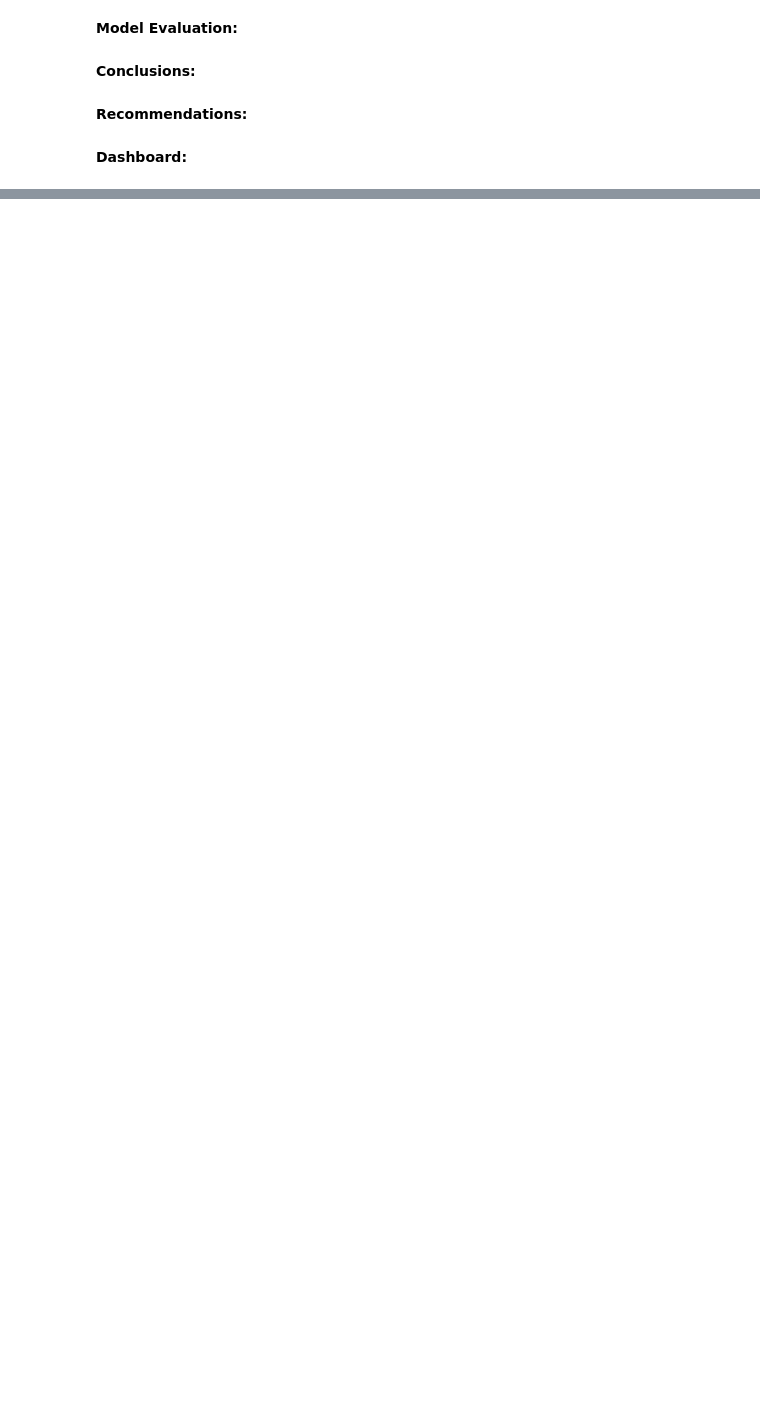
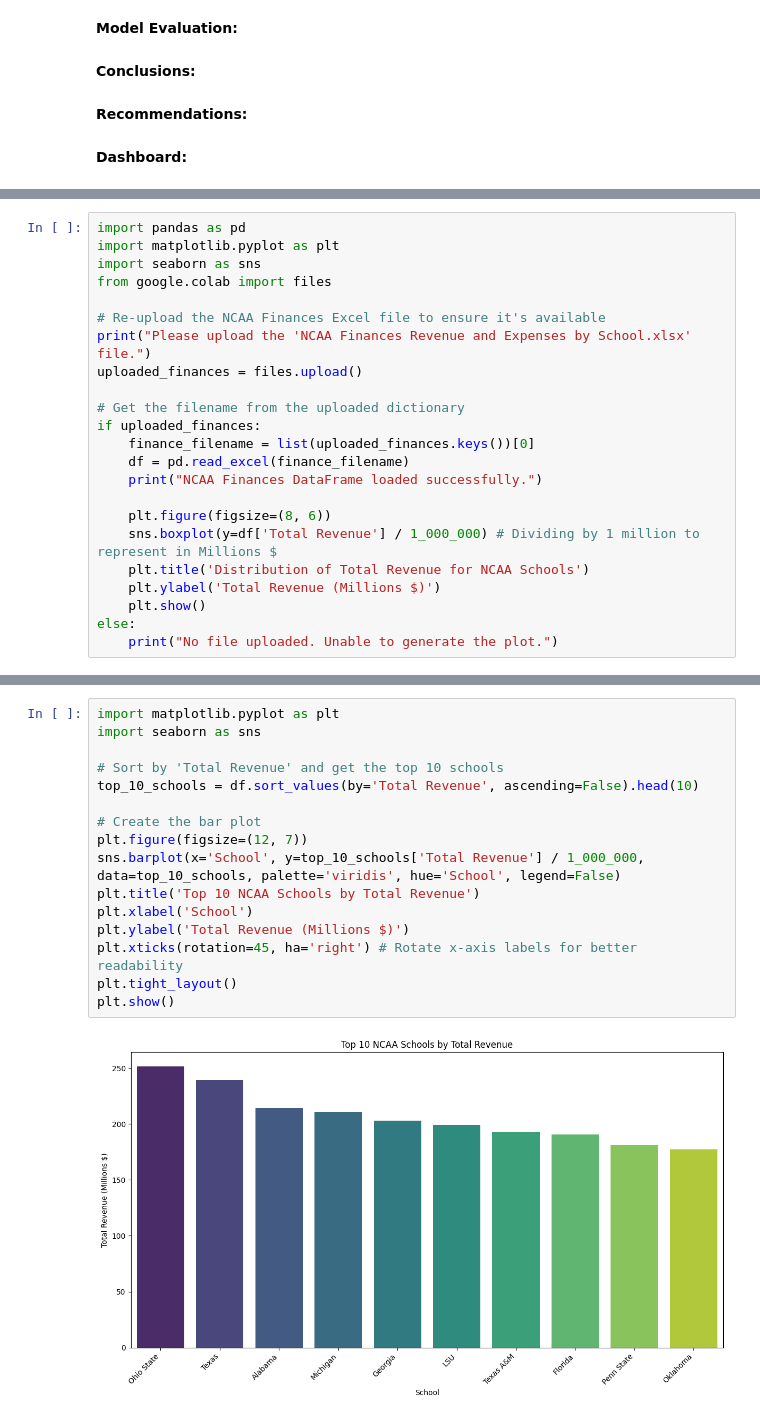
Before and after one commit to mrowsey16/IS4487Final, a Jupyter notebook: NCAA_NIL_ANALYSIS.ipynb, the cells around one changed output, grey strips where cells are left out. Saved outputs shown, nothing was run; the diff lists cells and outputs as text; blank space fills up the shorter version.

```diff
--- a/NCAA_NIL_ANALYSIS.ipynb
+++ b/NCAA_NIL_ANALYSIS.ipynb
@@ -194,0 +408,23 @@ print(df_nil.head())
+# %%
+import pandas as pd
+import matplotlib.pyplot as plt
+import seaborn as sns
+from google.colab import files
+
+# Re-upload the NCAA Finances Excel file to ensure it's available
+print("Please upload the 'NCAA Finances Revenue and Expenses by School.xlsx' file.")
+uploaded_finances = files.upload()
+
+# Get the filename from the uploaded dictionary
+if uploaded_finances:
+    finance_filename = list(uploaded_finances.keys())[0]
+    df = pd.read_excel(finance_filename)
+    print("NCAA Finances DataFrame loaded successfully.")
+
+    plt.figure(figsize=(8, 6))
+    sns.boxplot(y=df['Total Revenue'] / 1_000_000) # Dividing by 1 million to represent in Millions $
+    plt.title('Distribution of Total Revenue for NCAA Schools')
+    plt.ylabel('Total Revenue (Millions $)')
+    plt.show()
+else:
+    print("No file uploaded. Unable to generate the plot.")
@@ -194,0 +439,18 @@ print(df_nil.head())
+# %%
+import matplotlib.pyplot as plt
+import seaborn as sns
+
+# Sort by 'Total Revenue' and get the top 10 schools
+top_10_schools = df.sort_values(by='Total Revenue', ascending=False).head(10)
+
+# Create the bar plot
+plt.figure(figsize=(12, 7))
+sns.barplot(x='School', y=top_10_schools['Total Revenue'] / 1_000_000, data=top_10_schools, palette='viridis', hue='School', legend=False)
+plt.title('Top 10 NCAA Schools by Total Revenue')
+plt.xlabel('School')
+plt.ylabel('Total Revenue (Millions $)')
+plt.xticks(rotation=45, ha='right') # Rotate x-axis labels for better readability
+plt.tight_layout()
+plt.show()
+# %% [output]
+[figure, added]
```
Also changed, not shown: parts of 32 cells of this notebook.
